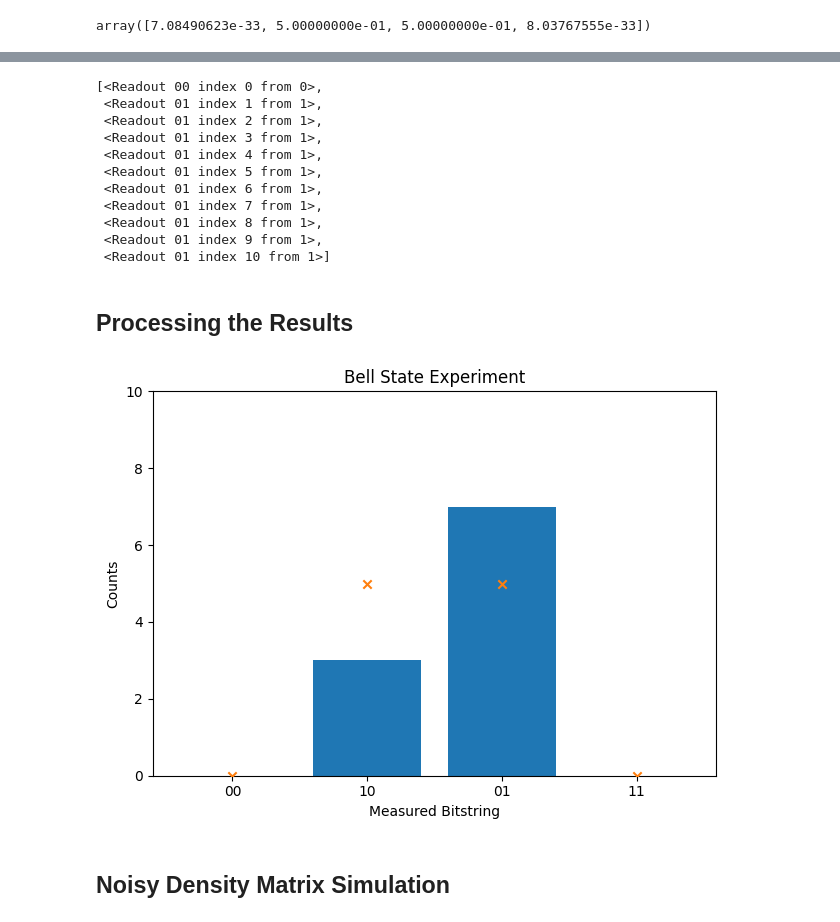
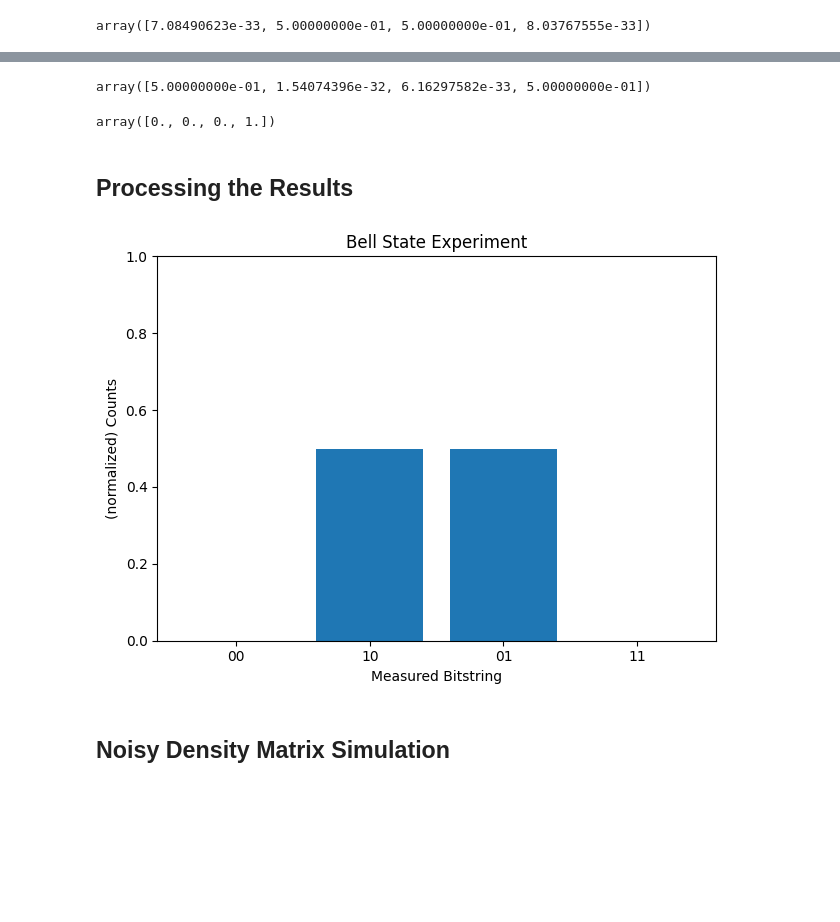
Before and after one commit to haikusw/jaqalpaq, a Jupyter notebook: examples/Tutorials/Emulator_Demo.ipynb, the cells around one changed output, grey strips where cells are left out. Cells and saved outputs as stored; diff of their text form; code cells hidden in the pictures; blank space fills up the shorter version.

```diff
--- a/examples/Tutorials/Emulator_Demo.ipynb
+++ b/examples/Tutorials/Emulator_Demo.ipynb
@@ -24,17 +23,15 @@ macro cnot control target {  // CNOT implementation from Maslov (2017)
     Syd control
 }
 
-prepare_all
+subcircuit {
  hadamard q[0]
  cnot q[0] q[1]
-measure_all
+}
 
-loop 10 {
- prepare_all
+subcircuit {
  hadamard q[0]
  cnot q[0] q[1]
  Px q[0]
- measure_all
 }
 
 """)
@@ -102,29 +58,11 @@ print('\n'.join([r.as_str for r in jaqal_result.readouts]))
-# %%
-data_from_qscout = """00
-01
-01
-01
-01
-01
-01
-01
-01
-01
-01"""
-qscout_result = parse_jaqal_output_list(jaqal_circuit, data_from_qscout.split("\n"))
-qscout_result.readouts
-# %% [output]
-[<Readout 00 index 0 from 0>,
- <Readout 01 index 1 from 1>,
- <Readout 01 index 2 from 1>,
- <Readout 01 index 3 from 1>,
- <Readout 01 index 4 from 1>,
- <Readout 01 index 5 from 1>,
- <Readout 01 index 6 from 1>,
- <Readout 01 index 7 from 1>,
- <Readout 01 index 8 from 1>,
- <Readout 01 index 9 from 1>,
- <Readout 01 index 10 from 1>]
+# %%
+jaqal_result.subcircuits[0].simulated_probability_by_int
+# %% [output]
+array([5.00000000e-01, 1.54074396e-32, 6.16297582e-33, 5.00000000e-01])
+# %%
+jaqal_result.subcircuits[0].relative_frequency_by_int
+# %% [output]
+array([0., 0., 0., 1.])
 # %% [markdown]
 ## Processing the Results
 # %%
@@ -134,19 +71,16 @@ from numpy import bincount
 # %%
 fig, ax = pyplot.subplots()
-ax.set(ylim=(0,10))
-data = [r.as_int for r in jaqal_result.subcircuits[1].readouts]
-hist = bincount(data, None, 4)
-probs = jaqal_result.subcircuits[1].probability_by_int
+ax.set(ylim=(0,1))
+hist = jaqal_result.subcircuits[1].probability_by_int
 labels = [f"{n:02b}"[::-1] for n in range(4)]
 ax.bar(range(4), height=hist, tick_label=labels)
-ax.scatter(range(4), probs * 10, marker='x', zorder=3)
 ax.set_xlabel('Measured Bitstring')
-ax.set_ylabel('Counts')
+ax.set_ylabel('(normalized) Counts')
 ax.set_title('Bell State Experiment')
 fig.tight_layout()
 pyplot.show()
 # %% [output]
-[figure, old version]
+[figure, new version]
 # %% [markdown]
 ## Noisy Density Matrix Simulation
 # %%
```
Also changed, not shown: parts of 12 cells of this notebook, 1 other file.
